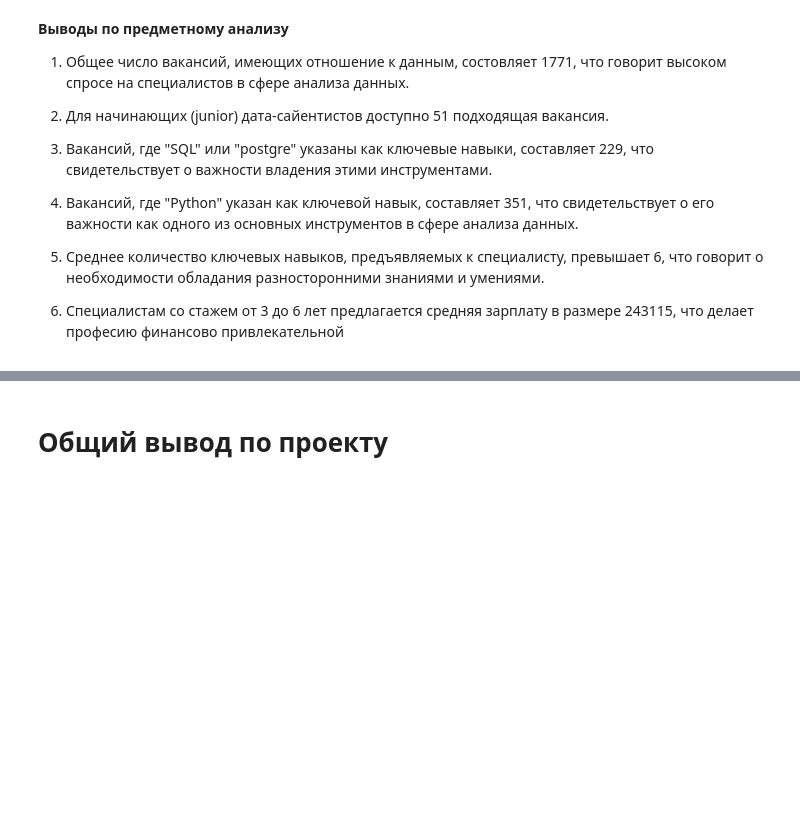
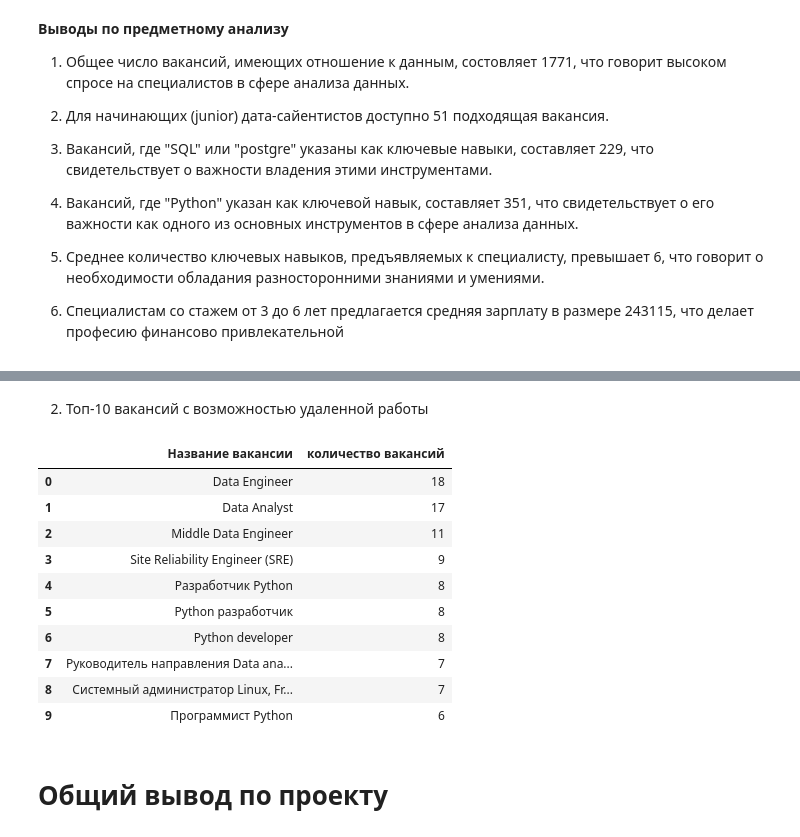
Before and after one commit to StefonovaA/Project-2, a Jupyter notebook: Project_2.ipynb, the cells around one changed output, grey strips where cells are left out. Cells and saved outputs as stored; diff of their text form; code cells hidden in the pictures; blank space fills up the shorter version.

```diff
--- a/Project_2.ipynb
+++ b/Project_2.ipynb
@@ -677,2 +696,33 @@ df
+# %% [markdown]
+2. Топ-10 вакансий с возможностью удаленной работы
+# %%
+# текст запроса
+query_7_2 = '''select
+                  v.name "Название вакансии",
+                  count(*) "количество вакансий"
+              from public.vacancies v
+              where v.key_skills like '%Python%'
+                and v.key_skills like '%SQL%'
+                and v.schedule like '%Удаленная работа%'
+              group by v.name, v.schedule
+              order by 2 desc
+              limit 10
+            '''
+# %%
+# результат запроса
+df = pd.read_sql_query(query_7_2, connection)
+df
+# %% [output]
+|  | Название вакансии | количество вакансий |
+| 0 | Data Engineer | 18 |
+| 1 | Data Analyst | 17 |
+| 2 | Middle Data Engineer | 11 |
+| 3 | Site Reliability Engineer (SRE) | 9 |
+| 4 | Разработчик Python | 8 |
+| 5 | Python разработчик | 8 |
+| 6 | Python developer | 8 |
+| 7 | Руководитель направления Data ana... | 7 |
+| 8 | Системный администратор Linux, Fr... | 7 |
+| 9 | Программист Python | 6 |
 # %% [markdown]
 # Общий вывод по проекту
```
Also changed, not shown: parts of 14 cells of this notebook.
